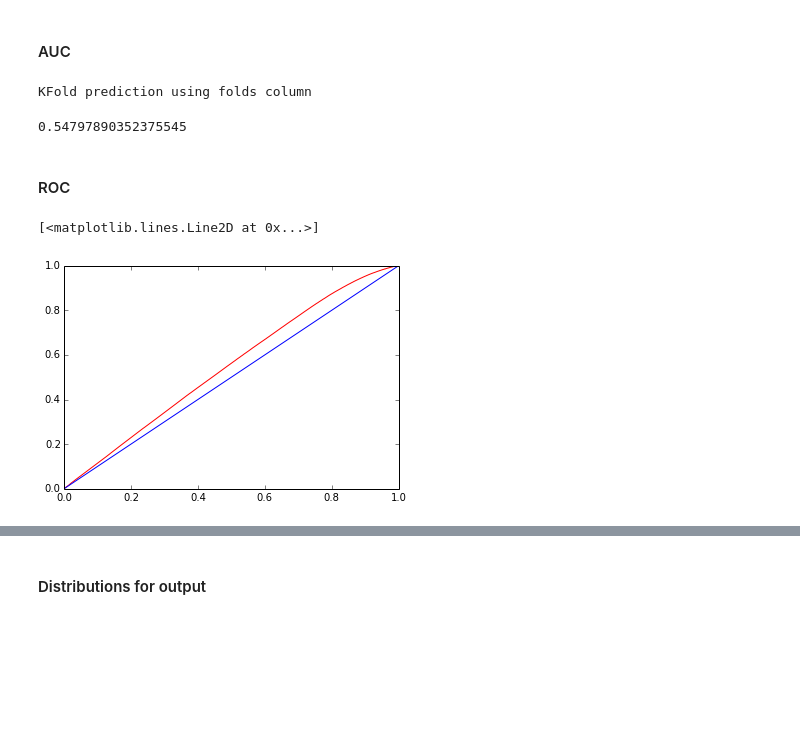
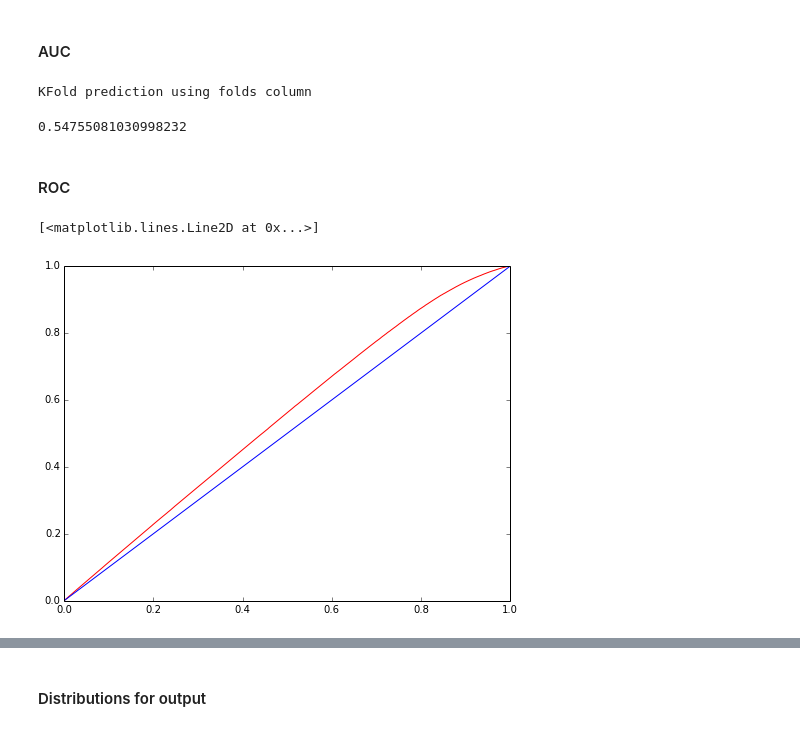
Before and after one commit to tlikhomanenko/tagging_LHCb, a Jupyter notebook: tracking.ipynb, the cells around one changed output, grey strips where cells are left out. Saved outputs shown, nothing was run; the diff lists cells and outputs as text; code cells hidden in the pictures; blank space fills up the shorter version.

```diff
--- a/tracking.ipynb
+++ b/tracking.ipynb
@@ -76,3 +79,10 @@ Try using .loc[row_index,col_indexer] = value instead
+# %%
+from itertools import combinations
+PIDs = numpy.array([data.PIDNNk.values, data.PIDNNe.values, data.PIDNNm.values])
+PIDnames = numpy.array(['k', 'e', 'mu'])
+for indices in combinations(range(len(PIDnames)), 2):
+    data['max_PID_{}_{}'.format(*PIDnames[list(indices)])] = numpy.max(PIDs[list(indices)], axis=0)
+    data['sum_PID_{}_{}'.format(*PIDnames[list(indices)])] = numpy.sum(PIDs[list(indices)], axis=0)
 # %% [markdown]
 ## define `label` = `signB` * `signTrack`
 
@@ -149,9 +159,9 @@ pass
 ### define B-like events for training and others for prediction
 # %%
 sweight_threshold = 1.
-data_sw_pass = data[data.N_sig_sw > sweight_threshold]
-data_sw_not_pass = data[data.N_sig_sw <= sweight_threshold]
-statistics(data_sw_pass)
+data_sw_passed = data[data.N_sig_sw > sweight_threshold]
+data_sw_not_passed = data[data.N_sig_sw <= sweight_threshold]
+get_events_statistics(data_sw_passed)
 # %% [output]
 {'Events': 409381, 'tracks': 743076}
 # %%
@@ -181,7 +191,8 @@ pass
 ## Define features
 # %%
 features = list(set(data.columns) - {'run', 'event', 'i', 'signB', 'signTrack', 'N_sig_sw', 'Bmass', 'mult',
-                                     'PIDNNp', 'PIDNNpi', 'label', 'thetaMin', 'Dist_phi', 'unique'})
+                                     'PIDNNp', 'PIDNNpi', 'label', 'thetaMin', 'Dist_phi', event_id_column,
+                                    'mu_cut', 'e_cut', 'K_cut'})
 features
 # %% [output]
 ['cos_diff_phi',
@@ -290,20 +296,20 @@ FoldingClassifier(base_estimator=RandomForestClassifier(bootstrap=True, class_we
 # %% [markdown]
 #### AUC
 # %%
-probs_RT = est_choose_RT.predict_proba(data_sw_pass)[:, 1]
-roc_auc_score(data_sw_pass.label.values, probs_RT, sample_weight=data_sw_pass.N_sig_sw.values)
+probs_RT = est_choose_RT.predict_proba(data_sw_passed)[:, 1]
+roc_auc_score(data_sw_passed.label.values, probs_RT, sample_weight=data_sw_passed.N_sig_sw.values)
 # %% [output]
 KFold prediction using folds column
-0.54797890352375545
+0.54755081030998232
 # %% [markdown]
 #### ROC
 # %%
-fpr, tpr, _ = roc_curve(data_sw_pass.label.values, probs_RT, sample_weight=data_sw_pass.N_sig_sw.values)
+fpr, tpr, _ = roc_curve(data_sw_passed.label.values, probs_RT, sample_weight=data_sw_passed.N_sig_sw.values)
 plot(fpr, tpr)
 plot([0, 1], [0, 1])
 # %% [output]
 [<matplotlib.lines.Line2D at 0x...>]
-[figure, old version]
+[figure, new version]
 # %%
 imp = numpy.sum([est.feature_importances_ for est in est_choose_RT.estimators], axis=0)
 pandas.DataFrame({'importance': -sort(-imp) / max(imp),
```
Also changed, not shown: parts of 82 cells of this notebook.
